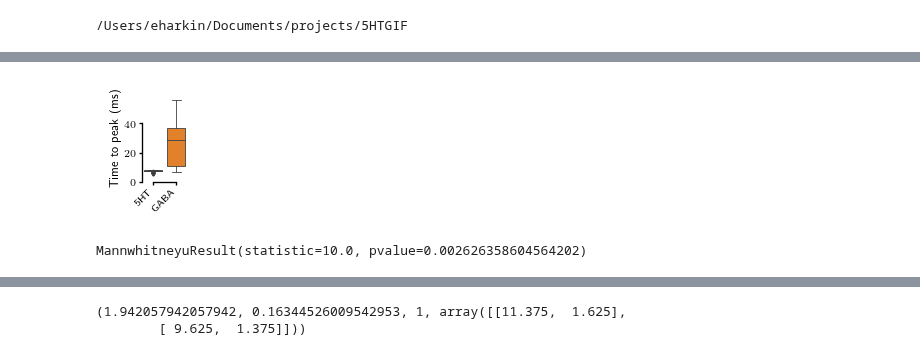
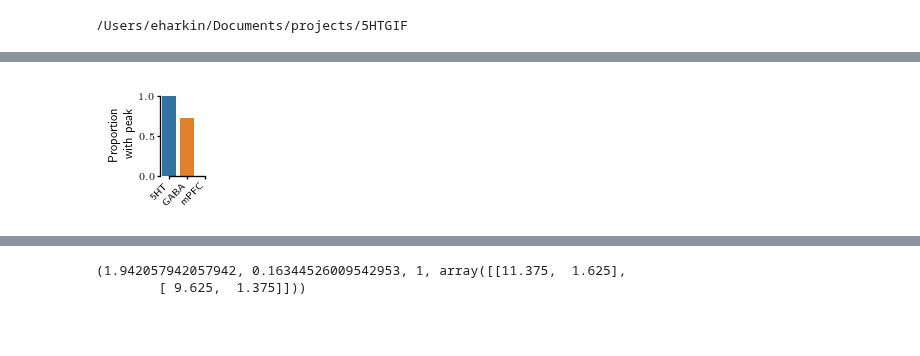
Before and after one commit to nauralcodinglab/raphegif, a Jupyter notebook: figs/scripts/writeup/wc_current_parameter_comparison.ipynb, the cells around one changed output, grey strips where cells are left out. Saved outputs shown, nothing was run; the diff lists cells and outputs as text; code cells hidden in the pictures; blank space fills up the shorter version.

Commit message:
Update wc current plots with colours and stats

```diff
--- a/figs/scripts/writeup/wc_current_parameter_comparison.ipynb
+++ b/figs/scripts/writeup/wc_current_parameter_comparison.ipynb
@@ -20,7 +24,7 @@ plt.style.use(os.path.join(NOTEBOOK_PATH, 'publication_figure_style.dms'))
 # %%
 data = {
     celltype: pd.read_csv(os.path.join('data', 'processed', celltype, 'transient_current_parameters.csv'))
-    for celltype in ['5HT', 'GABA']
+    for celltype in ['5HT', 'GABA', 'mPFC']
 }
 for celltype in data:
     data[celltype]['cell_type'] = celltype
@@ -90,25 +204,23 @@ MannwhitneyuResult(statistic=94.0, pvalue=0.00265180936101545)
 # %%
-plt.figure(figsize=figsize)
+plt.figure(figsize=(1, 1))
 
 plt.subplot(111)
-plt.subplots_adjust(left=0.4, right=0.95, top=0.97, bottom=0.25)
-plt.ylim(0, 59)
-sns.boxplot('cell_type', 'peak_latencies', data=param_df, fliersize=2)
+plt.subplots_adjust(left=0.5, right=0.95, top=0.95, bottom=0.25)
+sns.barplot(
+    'cell_type',
+    'peak_exists',
+    order=['5HT', 'GABA', 'mPFC'],
+    palette=[colors['ser'], colors['som'], colors['pyr']],
+    data=param_df,
+    ci=None
+)
 plt.xlabel('')
-plt.ylabel('Time to peak (ms)')
+plt.ylabel('Proportion\nwith peak')
 plt.xticks(rotation=45, ha='right')
 pltools.hide_border('tr', trim=True)
 
 if IMG_PATH is not None:
-    plt.savefig(os.path.join(IMG_PATH, 'peak_latency_comparison.png'))
-    plt.savefig(os.path.join(IMG_PATH, 'peak_latency_comparison.svg'))
+    plt.savefig(os.path.join(IMG_PATH, 'peak_proportion_comparison.png'))
+    plt.savefig(os.path.join(IMG_PATH, 'peak_proportion_comparison.svg'))
 # %% [output]
-[figure, old version]
+[figure, new version]
-# %%
-stats.mannwhitneyu(
-    stripNan(param_df.loc[param_df['cell_type'] == '5HT', 'peak_latencies']),
-    stripNan(param_df.loc[param_df['cell_type'] == 'GABA', 'peak_latencies']),
-    alternative='two-sided'
-)
-# %% [output]
-MannwhitneyuResult(statistic=10.0, pvalue=0.002626358604564202)
```
Also changed, not shown: parts of 14 cells of this notebook.
